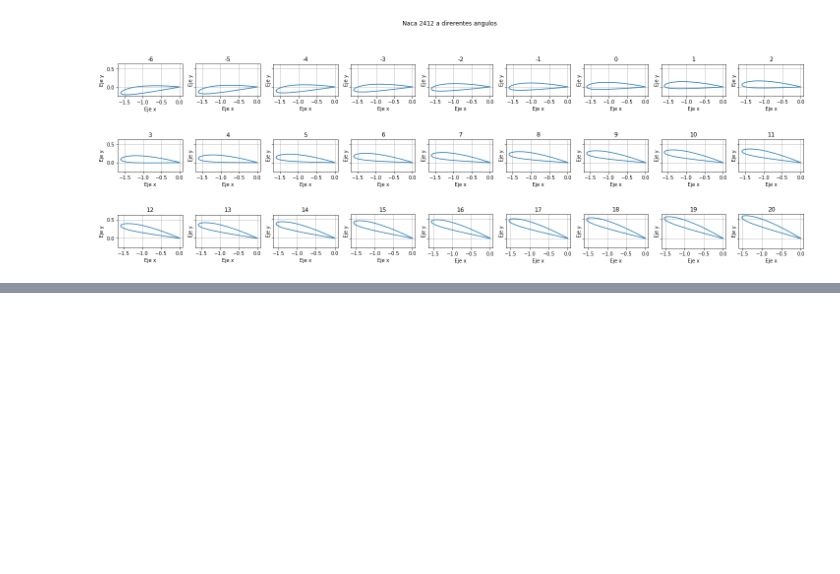
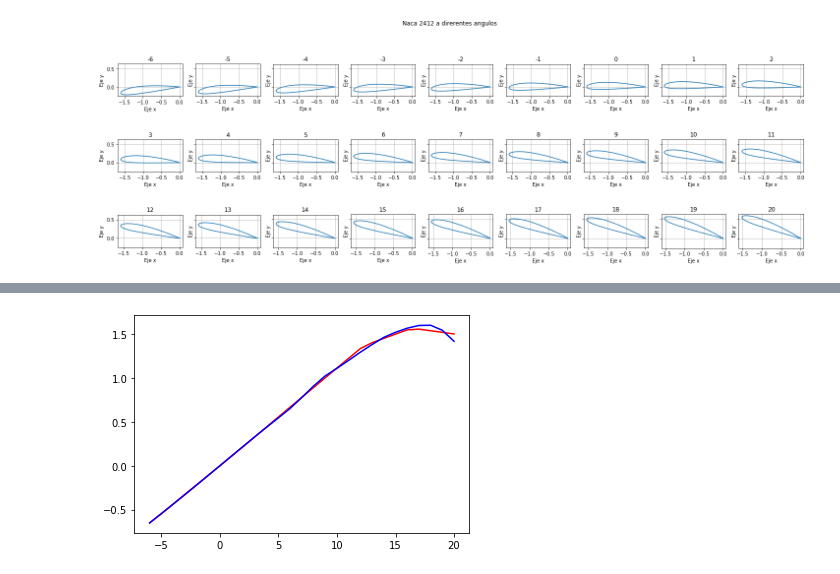
Before and after one commit to Marcos-JV/project_airfoil, a Jupyter notebook: Prediccion_para_perfiles_alares.ipynb, the cells around one changed output, grey strips where cells are left out. Cells and saved outputs as stored; diff of their text form; code cells hidden in the pictures; blank space fills up the shorter version.

```diff
--- a/Prediccion_para_perfiles_alares.ipynb
+++ b/Prediccion_para_perfiles_alares.ipynb
@@ -127,4 +137,10 @@ airfoil_naca_2412_reshape = airfoil_naca_2412.reshape((n_3, 2 * m_2))
+# %%
+model = Sequential(
+    [
+        Dense(units = 25, activation = "relu"),
+        Dense(units = 15, activation = "relu"),
+        Dense(units = 1),
+    ], name = "Model_CL"
+)
 # %%
-model = Sequential([
-
-])
+model.summary()
@@ -130,0 +149,10 @@ model = Sequential([
+# %%
+model.compile(
+    loss = MeanSquaredError(),
+    optimizer = Adam(0.001),
+)
+# %%
+model.fit(
+    x_train_0012, y_train_0012,
+    epochs = 400
+)
@@ -130,0 +209,6 @@ model = Sequential([
+# %%
+predicction = model.predict(airfoil_naca_0012_reshape)
+plt.plot(naca_0012_datos[:, 0], predicction, color = "red")
+plt.plot(naca_0012_datos[:, 0], naca_0012_CL, color = "blue")
+plt.show()
+# %% [output]
@@ -130,0 +216 @@ model = Sequential([
+[figure, added]
```
Also changed, not shown: parts of 8 cells of this notebook.
